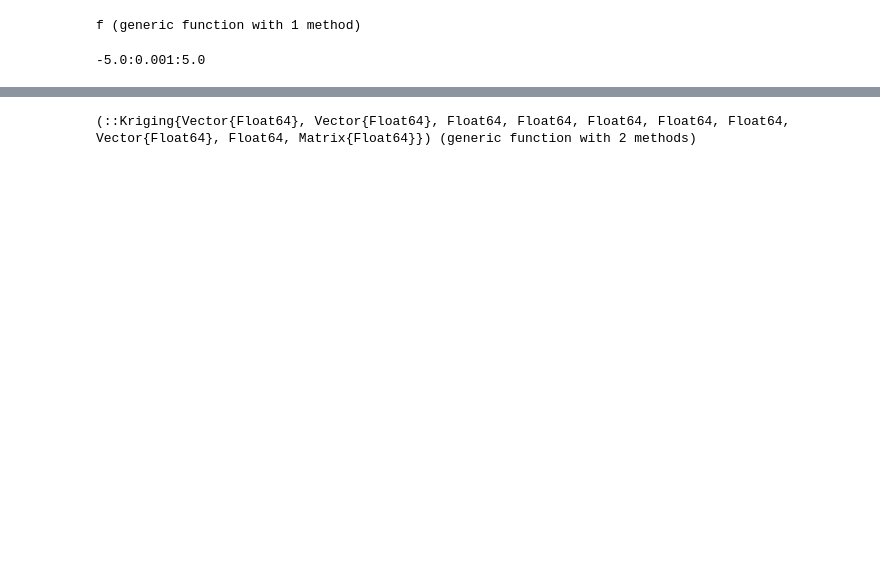
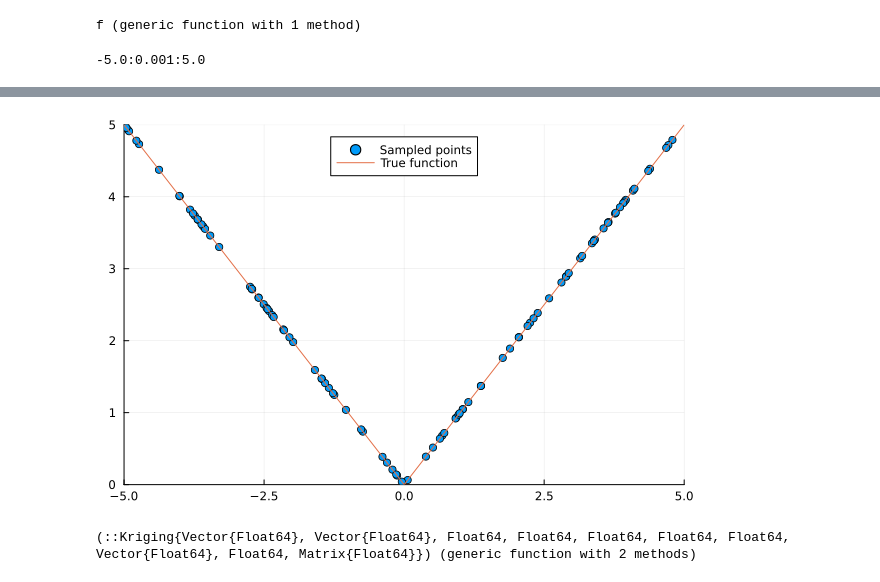
Before and after one commit to Spinachboul/Julia_Programs, a Jupyter notebook: Lp_norm.ipynb, the cells around one changed output, grey strips where cells are left out. Drawn from its saved outputs; the diff is of its cells as text; code cells hidden in the pictures; blank space fills up the shorter version.

```diff
--- a/Lp_norm.ipynb
+++ b/Lp_norm.ipynb
@@ -32,3 +35,9 @@ plot!(xs,f.(xs,p), label="True function", legend=:top)
+# %%
+# Plotting the scatter type plot for testing points
+plot(x_test, y_test, seriestype=:scatter, label="Sampled points", xlims=(lb, ub), ylims=(0, 5), legend=:top)
+plot!(xs,f.(xs,p), label="True function", legend=:top)
+# %% [output]
+[figure, added]
 # %%
 # Fitting the Surrogate models
 # 1) SurrogatesPolyChaos
```
Also changed, not shown: parts of 10 cells of this notebook, 4 other files.
